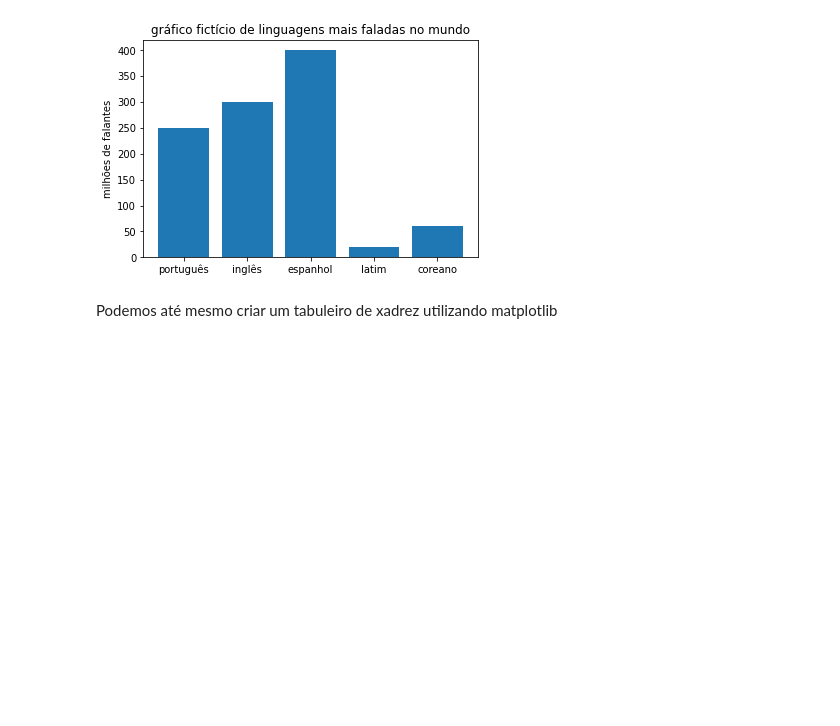
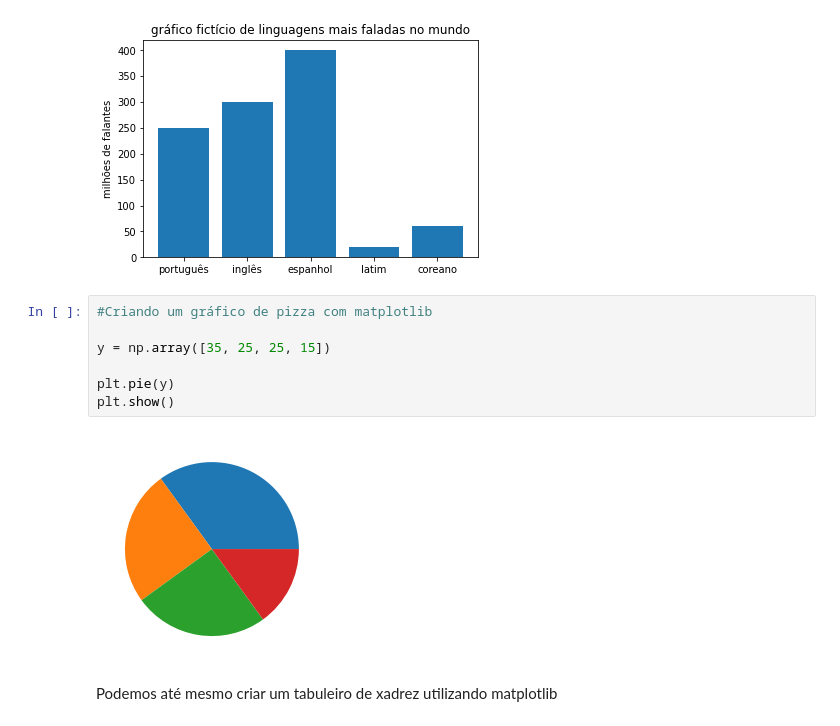
Before and after one commit to gustavohroos/treinamento-h2ia, a Jupyter notebook: numpy_matplotlib.ipynb, the cells around one changed output. Cells and saved outputs as stored; diff of their text form; blank space fills up the shorter version.

```diff
--- a/numpy_matplotlib.ipynb
+++ b/numpy_matplotlib.ipynb
@@ -92,6 +92,15 @@ plt.bar(labels, x)
 plt.show()
 # %% [output]
 [figure]
+# %%
+#Criando um gráfico de pizza com matplotlib
+
+y = np.array([35, 25, 25, 15])
+
+plt.pie(y)
+plt.show()
+# %% [output]
+[figure, added]
 # %% [markdown]
 Podemos até mesmo criar um tabuleiro de xadrez utilizando matplotlib
 # %%
```
